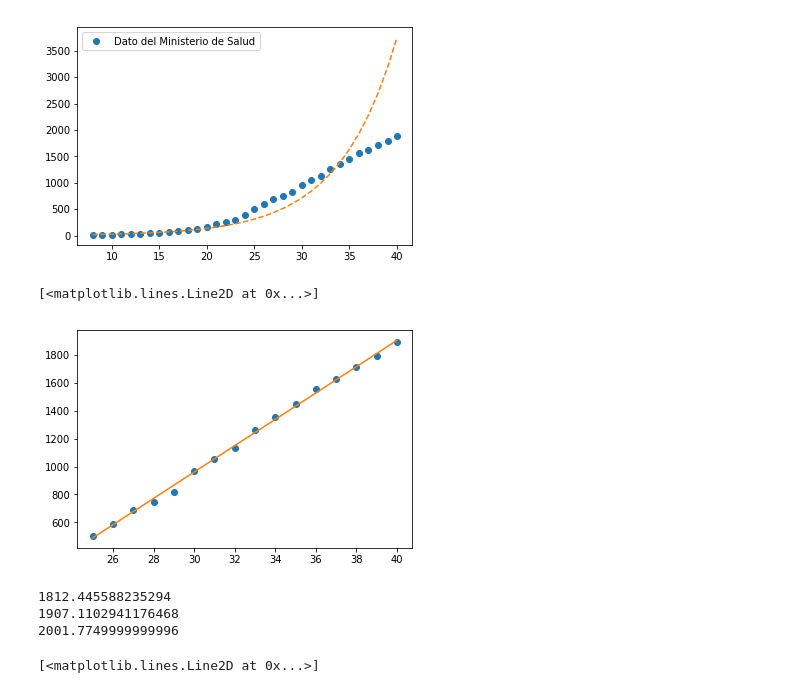
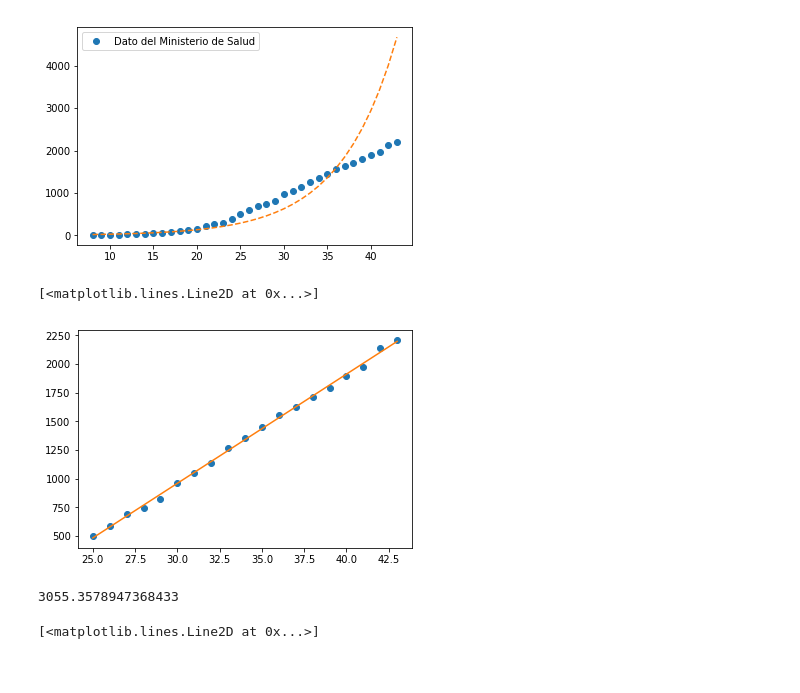
Before and after one commit to EnzoDOT/Covid, a Jupyter notebook: covid.ipynb, the cells around one changed output. Cells and saved outputs as stored; diff of their text form; code cells hidden in the pictures.

```diff
--- a/covid.ipynb
+++ b/covid.ipynb
@@ -3,8 +3,8 @@ import matplotlib.pyplot as plt
 import numpy as np
 import math
 
-x_data = np.array([ 8, 9, 10, 11, 12, 13, 14, 15, 16, 17, 18, 19, 20, 21, 22, 23, 24, 25, 26, 27, 28, 29, 30, 31, 32, 33, 34, 35, 36, 37, 38, 39, 40])
-y_data = np.array([ 12, 17, 19, 21, 31, 34, 45, 56, 65, 79, 97, 128, 158, 225, 266, 301, 387, 502, 589, 690, 745, 820, 966, 1054, 1133, 1265, 1353, 1451, 1554, 1628, 1715, 1795, 1894])
+x_data = np.array([ 8, 9, 10, 11, 12, 13, 14, 15, 16, 17, 18, 19, 20, 21, 22, 23, 24, 25, 26, 27, 28, 29, 30, 31, 32, 33, 34, 35, 36, 37, 38, 39, 40, 41, 42, 43])
+y_data = np.array([ 12, 17, 19, 21, 31, 34, 45, 56, 65, 79, 97, 128, 158, 225, 266, 301, 387, 502, 589, 690, 745, 820, 966, 1054, 1133, 1265, 1353, 1451, 1554, 1628, 1715, 1795, 1894, 1975, 2142, 2208])
 
 log_y_data = np.log(y_data)
 
@@ -26,35 +26,30 @@ plt.plot(x_data, y, "--")
 
 plt.savefig('covid.png')
 # %% [output]
-[figure, old version]
+[figure, new version]
 # %%
 #Consideramos el cambio en el crecimiento de la pandemia, que dejó de comportarse exponencialmente
 #alrededor del 25/03 debido a las medidas de aislamiento social.
 
-x_data = np.array([25, 26, 27, 28, 29, 30, 31, 32, 33, 34, 35, 36,37, 38, 39, 40])
-y_data = np.array([502, 589, 690, 745, 820, 966, 1054, 1133, 1265, 1353, 1451, 1554, 1628, 1715, 1795, 1894])
+x_data = np.array([25, 26, 27, 28, 29, 30, 31, 32, 33, 34, 35, 36,37, 38, 39, 40, 41, 42, 43])
+y_data = np.array([502, 589, 690, 745, 820, 966, 1054, 1133, 1265, 1353, 1451, 1554, 1628, 1715, 1795, 1894, 1975, 2142, 2208])
 
 
 curve_fit = np.polyfit(x_data, y_data, 1)
 
 y =  curve_fit[0]*x_data + curve_fit[1]
 plt.plot(x_data, y_data, "o")
 plt.plot(x_data, y)
 # %% [output]
 [<matplotlib.lines.Line2D at 0x...>]
-[figure, old version]
+[figure, new version]
 # %%
-t=  curve_fit[0]*39 + curve_fit[1]
-print t #Extrapolamos el valor obtenido para el 08/04/2020 a partir del ajuste lineal obtenido con los datos
-#dados por el ministerio de salud desde el día 25/04 hasta el día 07/04.
-t=  curve_fit[0]*40 + curve_fit[1]
+#Extrapolamos el valor obtenido para el 12/04/2020 a partir del ajuste lineal obtenido con los datos
+#dados por el ministerio de salud desde el día 25/03 hasta el día 11/04.
+t=  curve_fit[0]*52 + curve_fit[1]
 print t
-t=  curve_fit[0]*41 + curve_fit[1]
-print t
 # %% [output]
-1812.445588235294
-1907.1102941176468
-2001.7749999999996
+3055.3578947368433
 # %%
 #Veamos que el comportamiento al inicio del contagio se dió de forma exponencial, esencialmente debido
 #a los casos importados, que heredan el comportamiento exponencial de los países de origen.
```
